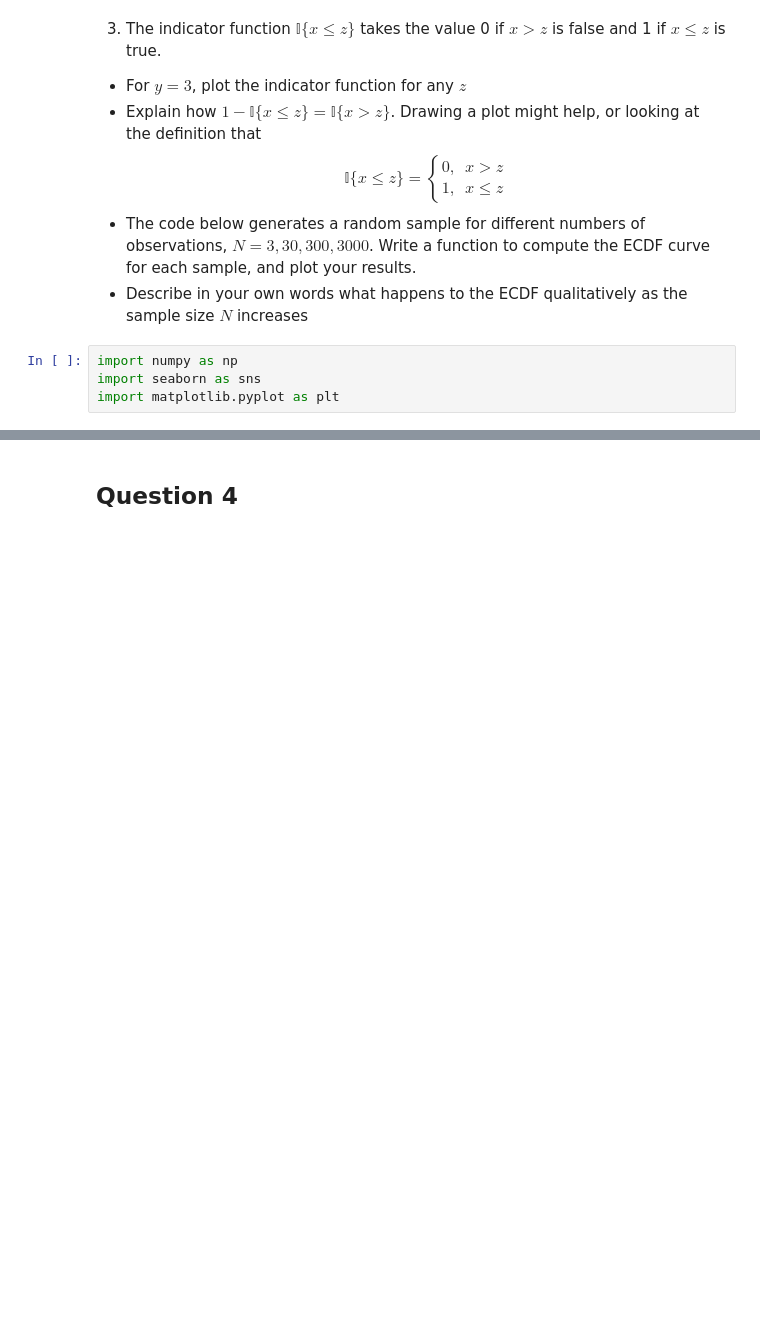
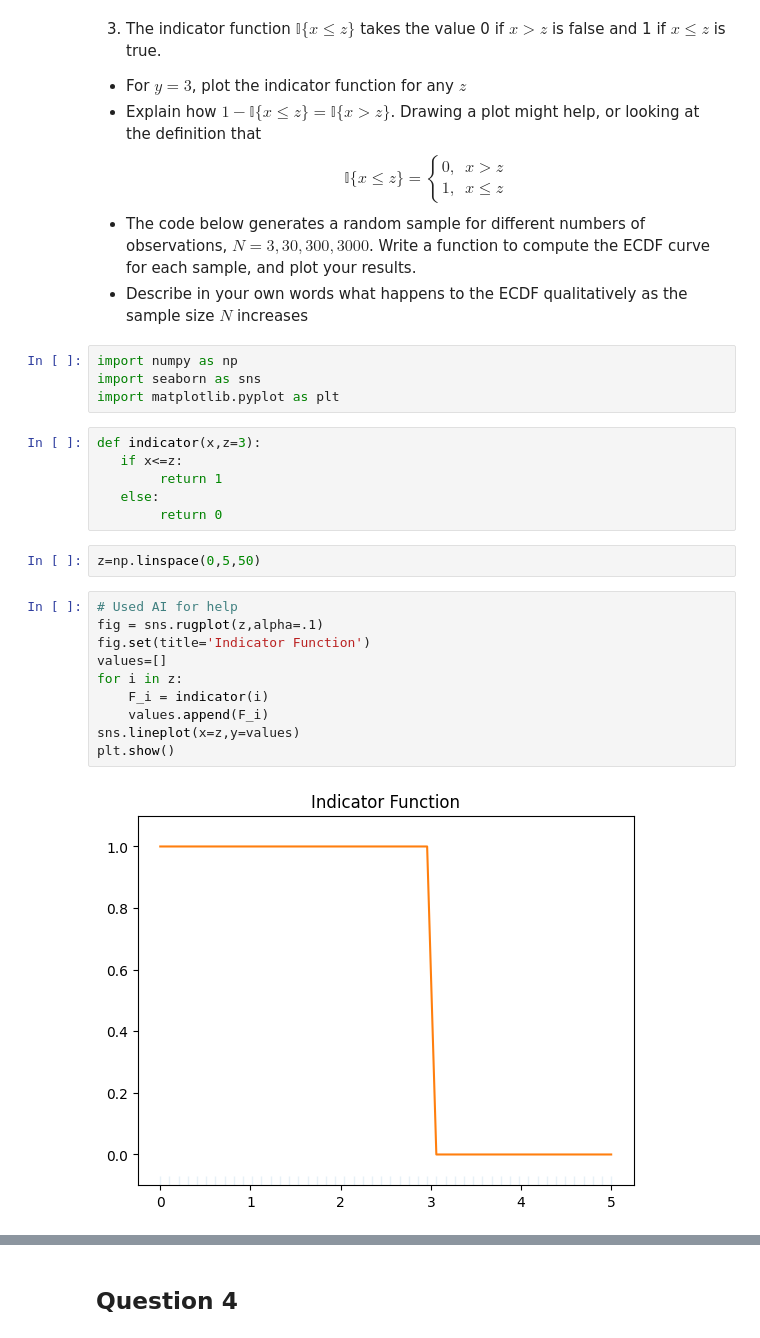
Before and after one commit to gegeorge25/DS5030_public_repo_grace_george, a Jupyter notebook: assignment_2-1.ipynb, the cells around one changed output, grey strips where cells are left out. Saved outputs shown, nothing was run; the diff lists cells and outputs as text; blank space fills up the shorter version.

```diff
--- a/assignment_2-1.ipynb
+++ b/assignment_2-1.ipynb
@@ -146,3 +146,23 @@ $$
 import numpy as np
 import seaborn as sns
 import matplotlib.pyplot as plt
+# %%
+def indicator(x,z=3):
+   if x<=z:
+        return 1
+   else:
+        return 0
+# %%
+z=np.linspace(0,5,50)
+# %%
+# Used AI for help
+fig = sns.rugplot(z,alpha=.1)
+fig.set(title='Indicator Function')
+values=[]
+for i in z:
+    F_i = indicator(i)
+    values.append(F_i)
+sns.lineplot(x=z,y=values)
+plt.show()
+# %% [output]
+[figure, added]
```
Also changed, not shown: parts of 5 cells of this notebook, 2 other files.
